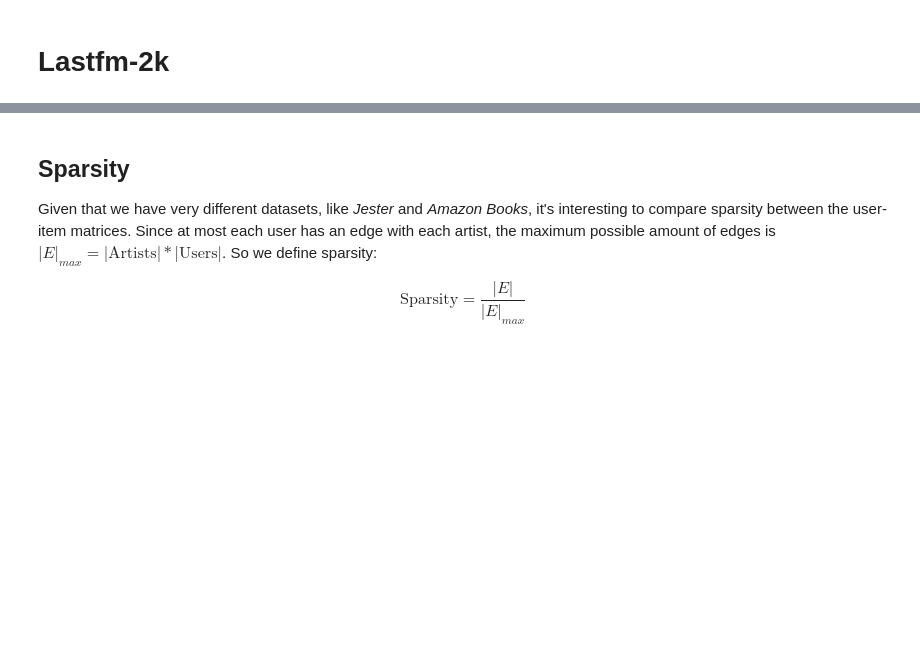
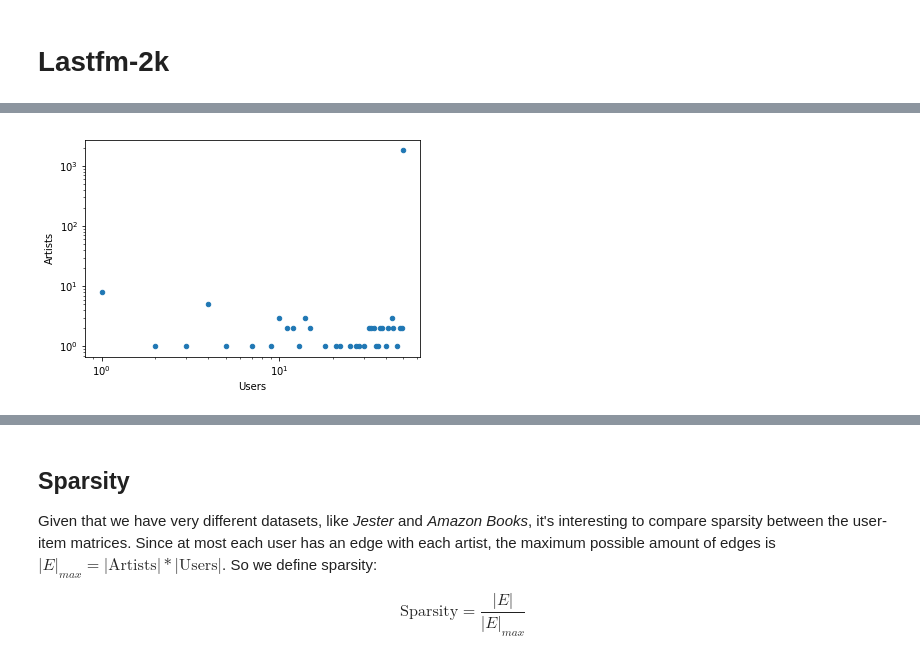
Before and after one commit to Roj/recsys-comparison, a Jupyter notebook: data-analysis/dataset_analysis/lastfm.ipynb, the cells around one changed output, grey strips where cells are left out. Drawn from its saved outputs; the diff is of its cells as text; code cells hidden in the pictures; blank space fills up the shorter version.

```diff
--- a/data-analysis/dataset_analysis/lastfm.ipynb
+++ b/data-analysis/dataset_analysis/lastfm.ipynb
@@ -32,0 +34,13 @@ aux.groupby("userID").sum()["count"].hist(bins=25).set_title("Histogram of artis
+# %%
+def to_loglog (series,x_label,y_label):
+    aux_df = series.to_frame()
+    aux_df.columns = ['count1']
+    aux_df["count2"] = 1
+    df = aux_df.groupby("count1").sum()["count2"].to_frame()
+    df.reset_index(inplace=True)
+    df.columns = [x_label,y_label]
+    df.plot(kind='scatter',x=x_label,y=y_label,loglog=True)
+
+to_loglog(artist_per_user,x_label='Users',y_label='Artists')
+# %% [output]
+[figure, added]
```
Also changed, not shown: parts of 5 cells of this notebook, 5 other files.
